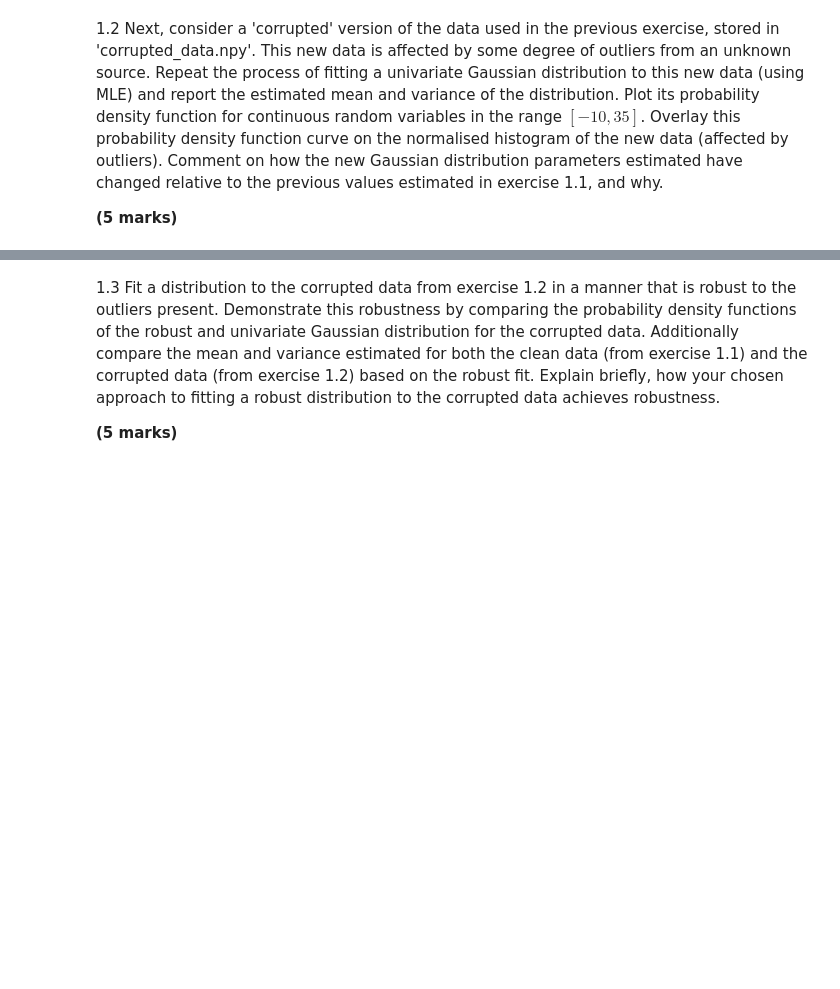
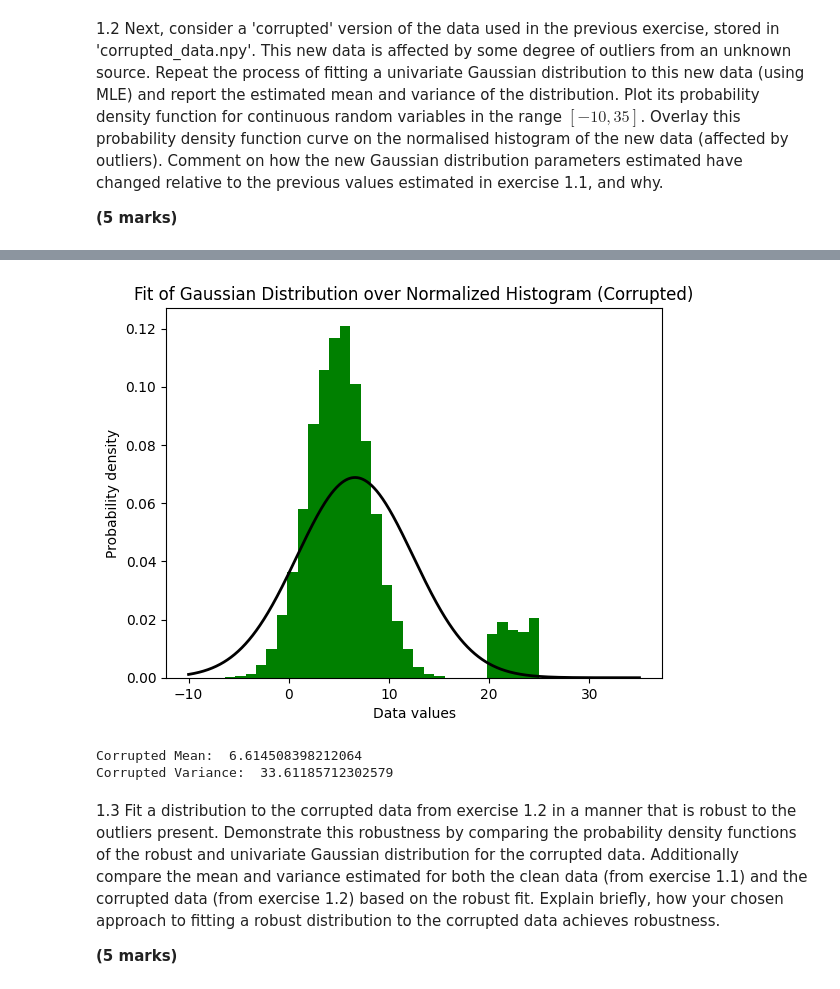
Before and after one commit to htootayzaaung/COMP3611-Machine-Learning, a Jupyter notebook: Coursework 1/COMP3611_Assessment.ipynb, the cells around one changed output, grey strips where cells are left out. Drawn from its saved outputs; the diff is of its cells as text; code cells hidden in the pictures; blank space fills up the shorter version.

```diff
--- a/Coursework 1/COMP3611_Assessment.ipynb
+++ b/Coursework 1/COMP3611_Assessment.ipynb
@@ -11,3 +126,38 @@
+# %%
+import numpy as np
+import matplotlib.pyplot as plt
+from scipy.stats import norm
+
+# Load the corrupted data
+corrupted_data = np.load('corrupted_data.npy')
+
+# Calculate the mean and variance using MLE
+corrupted_mean = np.mean(corrupted_data)
+corrupted_variance = np.var(corrupted_data)
+
+# Define the Gaussian distribution (PDF) with the estimated mean and variance
+corrupted_x = np.linspace(-10, 35, 1000)
+corrupted_pdf = norm.pdf(corrupted_x, corrupted_mean, np.sqrt(corrupted_variance))
+
+# Create a normalized histogram of the corrupted data
+corrupted_data = corrupted_data.flatten()
+plt.hist(corrupted_data, bins=30, density=True, color='g')
+
+# Plot the Gaussian PDF on top of the histogram
+plt.plot(corrupted_x, corrupted_pdf, 'k', linewidth=2)
+
+# Title and labels
+plt.title('Fit of Gaussian Distribution over Normalized Histogram (Corrupted)')
+plt.xlabel('Data values')
+plt.ylabel('Probability density')
+plt.show()
+
+print("Corrupted Mean: ", corrupted_mean)
+print("Corrupted Variance: ", corrupted_variance)
+# %% [output]
+[figure, added]
+Corrupted Mean:  6.614508398212064
+Corrupted Variance:  33.61185712302579
 # %% [markdown]
 1.3 Fit a distribution to the corrupted data from exercise 1.2 in a manner that is robust to the outliers present. Demonstrate this robustness by comparing the probability density functions of the robust and univariate Gaussian distribution for the corrupted data. Additionally compare the mean and variance estimated for both the clean data (from exercise 1.1) and the corrupted data (from exercise 1.2) based on the robust fit. Explain briefly, how your chosen approach to fitting a robust distribution to the corrupted data achieves robustness.
 
```
Also changed, not shown: parts of 3 cells of this notebook.
